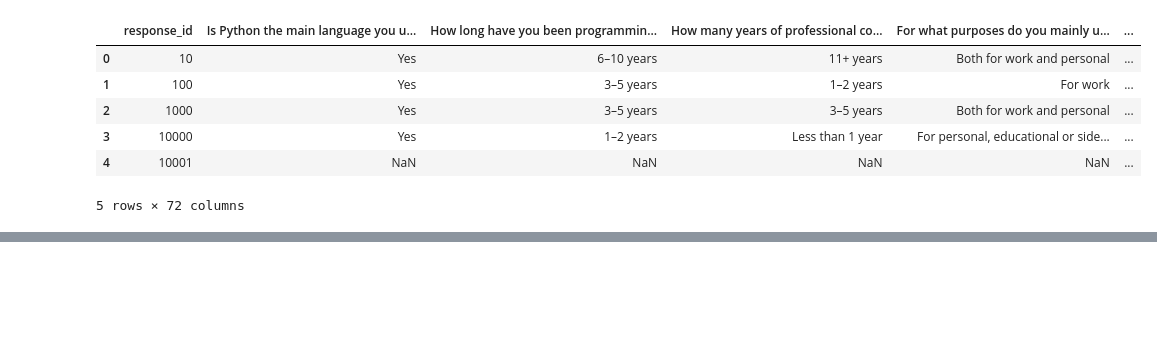
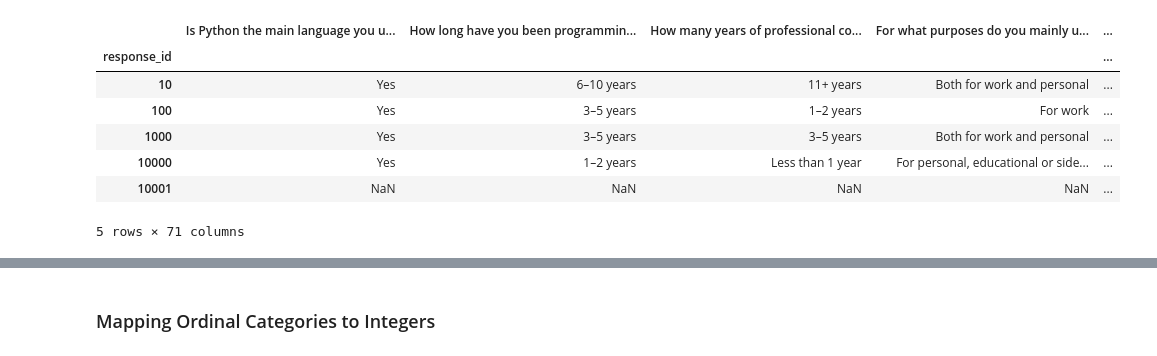
Before and after one commit to AdamSpannbauer/python_dev_survey_analysis, a Jupyter notebook: initial_eda.ipynb, the cells around one changed output, grey strips where cells are left out. Drawn from its saved outputs; the diff is of its cells as text; code cells hidden in the pictures; blank space fills up the shorter version.

```diff
--- a/initial_eda.ipynb
+++ b/initial_eda.ipynb
@@ -252,27 +101,37 @@ raw_df.shape
 # %%
 colon_cols = [c for c in raw_df if ":" in c]
 non_colon_cols = [c for c in raw_df if c not in colon_cols]
 
 colon_col_names = pd.Series(colon_cols)
 colon_unique_qs = colon_col_names.str.split(":").str[-1].unique()
 
 collapsed_series = []
 for qoi in tqdm(colon_unique_qs):
     df_oi = raw_df.filter(like=qoi)
     collapsed = df_oi.apply(comma_collapse, axis=1)
     collapsed.name = qoi.strip()
     collapsed_series.append(collapsed)
 
 
 colon_df = pd.concat(collapsed_series, axis=1)
 df = pd.concat((raw_df[non_colon_cols], colon_df), axis=1)
+df = df.set_index("response_id")
+
+# Removing "Not sure" responses to "How many people work for your company / organization?"
+# Only drops ~3% of records, and not sure how to map them ordinally with rest of
+# responses
+df = df[df["How many people work for your company / organization?"] != "Not sure"]
+
 df.head()
 # %% [output]
-|  | response_id | Is Python the main language you u... | How long have you been programmin... | How many years of professional co... | For what purposes do you mainly u... | ... |
-| 0 | 10 | Yes | 6–10 years | 11+ years | Both for work and personal | ... |
-| 1 | 100 | Yes | 3–5 years | 1–2 years | For work | ... |
-| 2 | 1000 | Yes | 3–5 years | 3–5 years | Both for work and personal | ... |
-| 3 | 10000 | Yes | 1–2 years | Less than 1 year | For personal, educational or side... | ... |
-| 4 | 10001 | NaN | NaN | NaN | NaN | ... |
+|  | Is Python the main language you u... | How long have you been programmin... | How many years of professional co... | For what purposes do you mainly u... | ... |
+| response_id |  |  |  |  | ... |
+| 10 | Yes | 6–10 years | 11+ years | Both for work and personal | ... |
+| 100 | Yes | 3–5 years | 1–2 years | For work | ... |
+| 1000 | Yes | 3–5 years | 3–5 years | Both for work and personal | ... |
+| 10000 | Yes | 1–2 years | Less than 1 year | For personal, educational or side... | ... |
+| 10001 | NaN | NaN | NaN | NaN | ... |
-5 rows × 72 columns
+5 rows × 71 columns
 [interactive output not drawn]
+# %% [markdown]
+### Mapping Ordinal Categories to Integers
```
Also changed, not shown: parts of 10 cells of this notebook.
